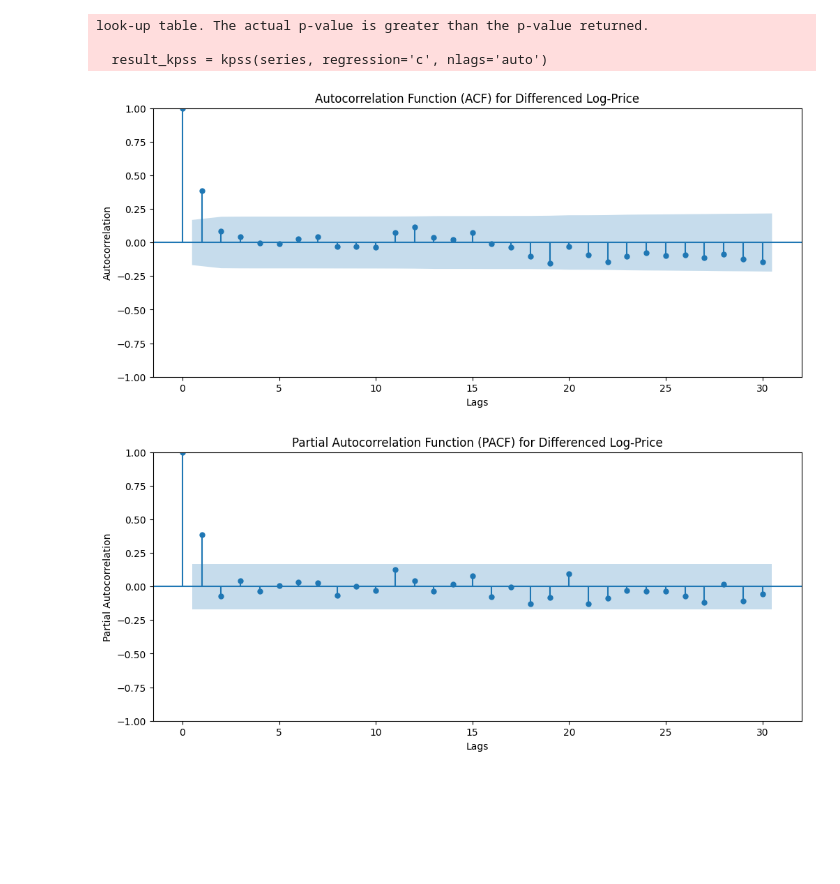
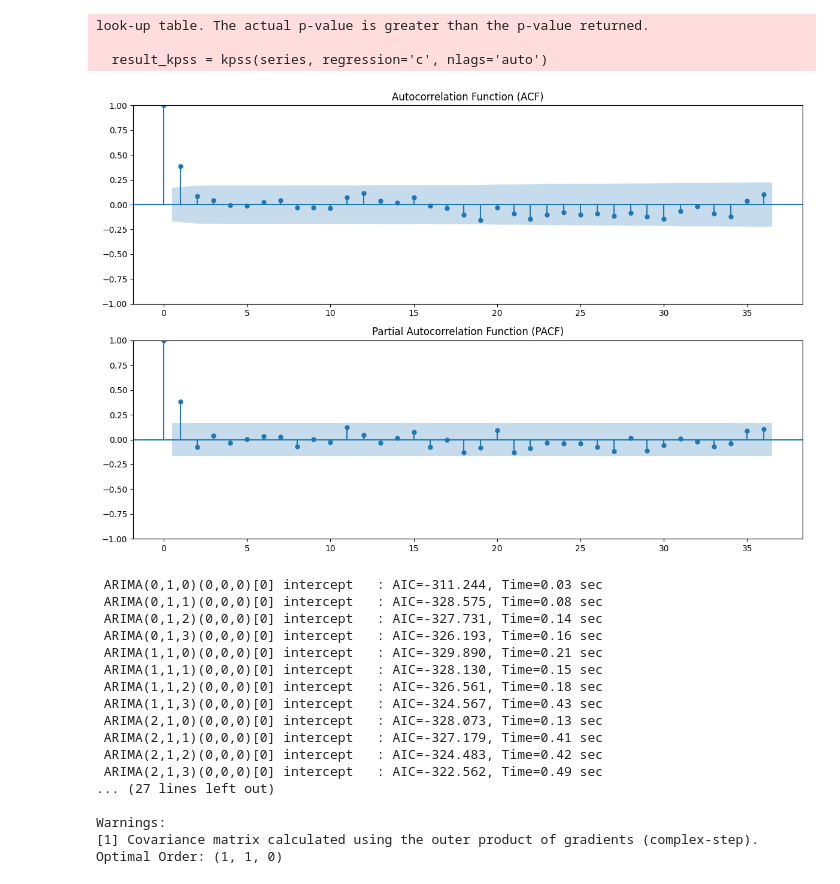
Before and after one commit to dlhegend/-TS_Academy_Capstone_Project, a Jupyter notebook: notebooks/douglas_tsa_cp.ipynb, the cells around one changed output. Drawn from its saved outputs; the diff is of its cells as text; code cells hidden in the pictures; blank space fills up the shorter version.

```diff
--- a/notebooks/douglas_tsa_cp.ipynb
+++ b/notebooks/douglas_tsa_cp.ipynb
@@ -212,28 +208,59 @@ look-up table. The actual p-value is greater than the p-value returned.
 
   result_kpss = kpss(series, regression='c', nlags='auto')
 # %%
-# Create ACF plot
-plt.figure(figsize=(12, 5))
-plot_acf(df['diff_log_price'].dropna(), lags=30, ax=plt.gca())
-plt.title('Autocorrelation Function (ACF) for Differenced Log-Price')
-plt.xlabel('Lags')
-plt.ylabel('Autocorrelation')
-plt.show()
+def plot_acf_pacf(series):
+  plt.figure(figsize=(12, 8))
+
+  plt.subplot(2, 1, 1)
+  plot_acf(series, lags=36, ax=plt.gca())
+  plt.title('Autocorrelation Function (ACF)')
+
+  plt.subplot(2, 1, 2)
+  plot_pacf(series, lags=36, ax=plt.gca())
+  plt.title('Partial Autocorrelation Function (PACF)')
+
+  plt.tight_layout()
+  plt.show()
-# %% [output]
-[figure, removed]
-# %%
-# Create PACF plot
-plt.figure(figsize=(12, 5))
-plot_pacf(df['diff_log_price'].dropna(), lags=30, ax=plt.gca())
-plt.title('Partial Autocorrelation Function (PACF) for Differenced Log-Price')
-plt.xlabel('Lags')
-plt.ylabel('Partial Autocorrelation')
-plt.show()
-# %% [output]
-[figure, removed]
+# %%
+plot_acf_pacf(df['diff_log_price'].dropna())
+# %% [output]
+[figure, added]
 # %%
 train_size = int(len(df) * 0.8)
 
 train = df['log_price'][:train_size]
 test = df['log_price'][train_size:]
+# %%
+import pmdarima as pm
+
+auto_model = pm.auto_arima(train,
+                           start_p=0, start_q=0,
+                           max_p=3, max_q=3, # Maximum p and q
+                           d=1,
+                           seasonal=False,
+                           trace=True,
+                           error_action='ignore',
+                           suppress_warnings=True,
+                           stepwise=False)
+
+print(auto_model.summary())
+print(f"Optimal Order: {auto_model.order}")
+# %% [output]
+ ARIMA(0,1,0)(0,0,0)[0] intercept   : AIC=-311.244, Time=0.03 sec
+ ARIMA(0,1,1)(0,0,0)[0] intercept   : AIC=-328.575, Time=0.08 sec
+ ARIMA(0,1,2)(0,0,0)[0] intercept   : AIC=-327.731, Time=0.14 sec
+ ARIMA(0,1,3)(0,0,0)[0] intercept   : AIC=-326.193, Time=0.16 sec
+ ARIMA(1,1,0)(0,0,0)[0] intercept   : AIC=-329.890, Time=0.21 sec
+ ARIMA(1,1,1)(0,0,0)[0] intercept   : AIC=-328.130, Time=0.15 sec
+ ARIMA(1,1,2)(0,0,0)[0] intercept   : AIC=-326.561, Time=0.18 sec
+ ARIMA(1,1,3)(0,0,0)[0] intercept   : AIC=-324.567, Time=0.43 sec
+ ARIMA(2,1,0)(0,0,0)[0] intercept   : AIC=-328.073, Time=0.13 sec
+ ARIMA(2,1,1)(0,0,0)[0] intercept   : AIC=-327.179, Time=0.41 sec
+ ARIMA(2,1,2)(0,0,0)[0] intercept   : AIC=-324.483, Time=0.42 sec
+ ARIMA(2,1,3)(0,0,0)[0] intercept   : AIC=-322.562, Time=0.49 sec
+... (27 lines left out)
+
+Warnings:
+[1] Covariance matrix calculated using the outer product of gradients (complex-step).
+Optimal Order: (1, 1, 0)
 # %%
```
Also changed, not shown: parts of 22 cells of this notebook.
